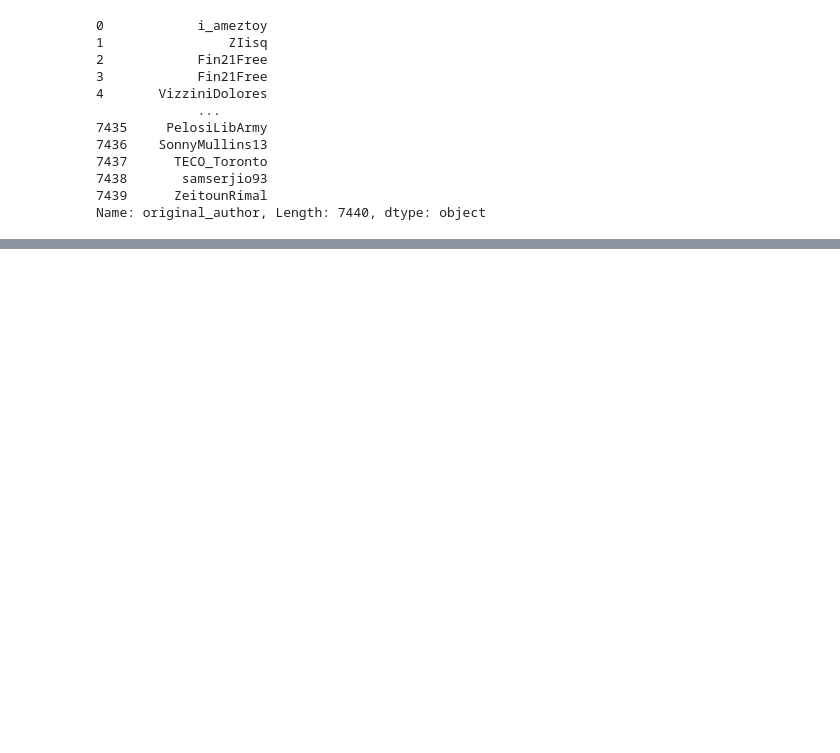
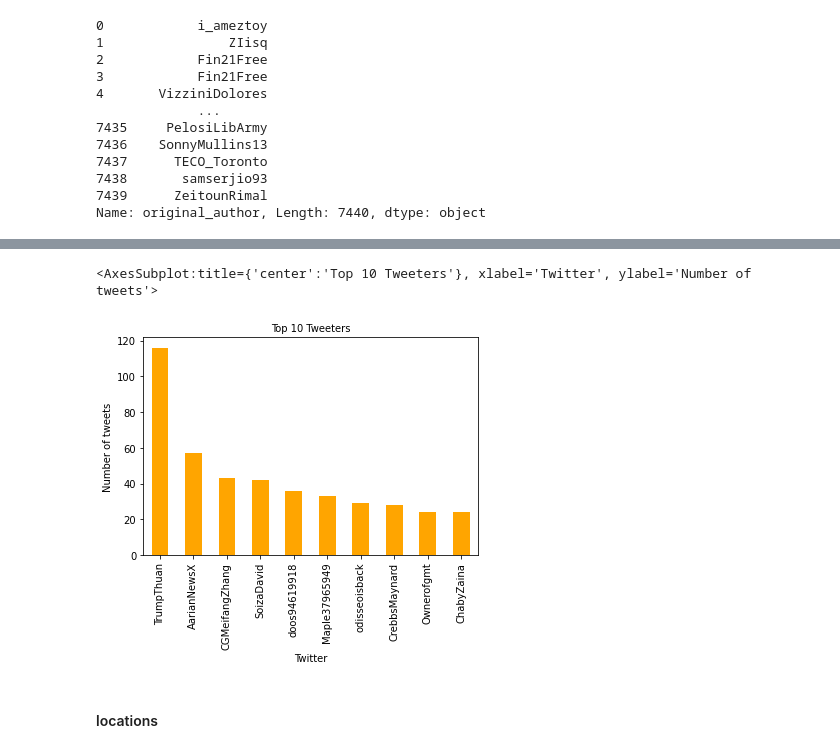
Before and after one commit to Fisseha-Estifanos/Twitter-Data-Analysis, a Jupyter notebook: notebooks/EDA.ipynb, the cells around one changed output, grey strips where cells are left out. Cells and saved outputs as stored; diff of their text form; code cells hidden in the pictures; blank space fills up the shorter version.

```diff
--- a/notebooks/EDA.ipynb
+++ b/notebooks/EDA.ipynb
@@ -49,0 +130,13 @@ Name: original_author, Length: 7440, dtype: object
+# %%
+fig, ax = plt.subplots()
+ax.tick_params(axis='x', labelsize=10)
+ax.tick_params(axis='y', labelsize=10)
+ax.set_xlabel('Twitter', fontsize=10)
+ax.set_ylabel('Number of tweets' , fontsize=10)
+ax.set_title('Top 10 Tweeters', fontsize=10)
+tweets_df.original_author.value_counts()[:10].plot(ax=ax, kind='bar', color='orange')
+# %% [output]
+<AxesSubplot:title={'center':'Top 10 Tweeters'}, xlabel='Twitter', ylabel='Number of tweets'>
+[figure, added]
+# %% [markdown]
+#### locations
```
Also changed, not shown: parts of 16 cells of this notebook.
